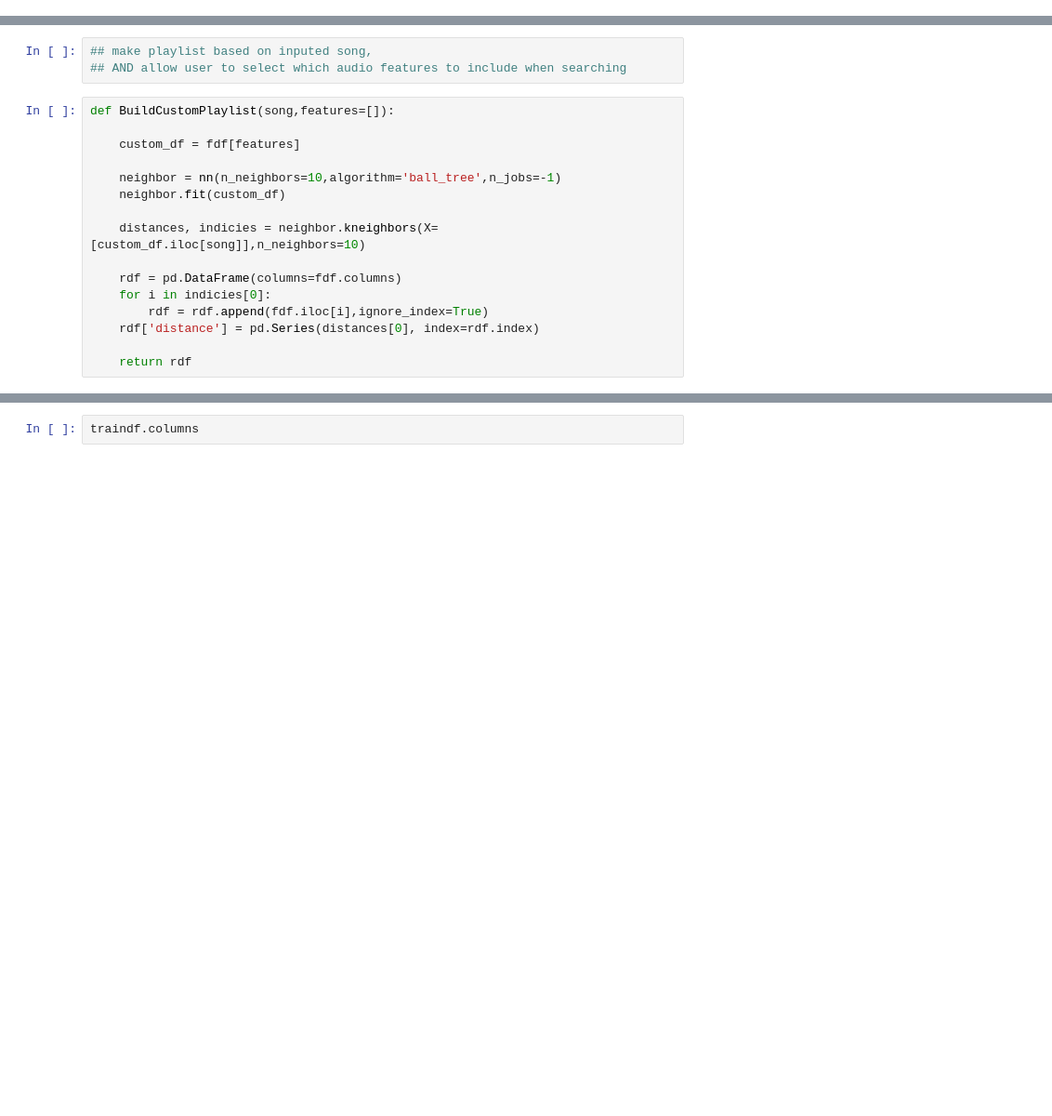
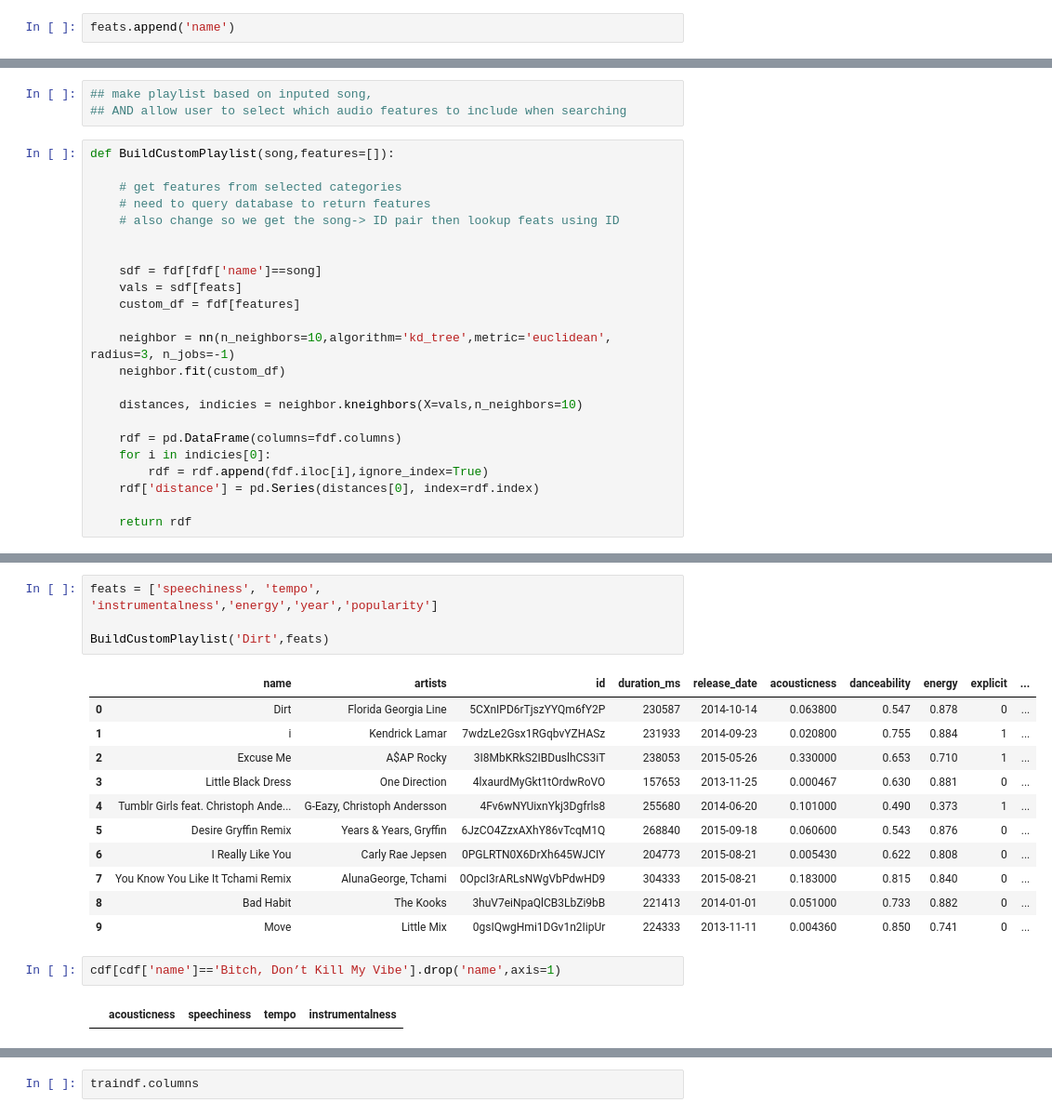
Before and after one commit to Alex-E-Walsh/SpotifyGenerator, a Jupyter notebook: jupyter_files/playlist_gen.ipynb, the cells around one changed output, grey strips where cells are left out. Shown at 93% size. Saved outputs shown, nothing was run; the diff lists cells and outputs as text; blank space fills up the shorter version.

```diff
--- a/jupyter_files/playlist_gen.ipynb
+++ b/jupyter_files/playlist_gen.ipynb
@@ -166,3 +156,5 @@ fdf[fdf['name']=="Sunset Lover"]
 # %% [output]
 |  | name | artists | duration_ms | acousticness | speechiness | danceability | energy | tempo | ... |
 | 19174 | Sunset Lover | Petit Biscuit | 237793 | 0.729 | 0.0503 | 0.783 | 0.467 | 90.838 | ... |
+# %%
+feats.append('name')
@@ -172,12 +170,19 @@ fdf[fdf['name']=="Sunset Lover"]
 # %%
 def BuildCustomPlaylist(song,features=[]):
 
+    # get features from selected categories
+    # need to query database to return features
+    # also change so we get the song-> ID pair then lookup feats using ID
+
+
+    sdf = fdf[fdf['name']==song]
+    vals = sdf[feats]
     custom_df = fdf[features]
 
-    neighbor = nn(n_neighbors=10,algorithm='ball_tree',n_jobs=-1)
+    neighbor = nn(n_neighbors=10,algorithm='kd_tree',metric='euclidean', radius=3, n_jobs=-1)
     neighbor.fit(custom_df)
 
-    distances, indicies = neighbor.kneighbors(X=[custom_df.iloc[song]],n_neighbors=10)
+    distances, indicies = neighbor.kneighbors(X=vals,n_neighbors=10)
 
     rdf = pd.DataFrame(columns=fdf.columns)
     for i in indicies[0]:
@@ -195,0 +235,20 @@ Index(['name', 'artists', 'duration_ms', 'acousticness', 'speechiness',
+# %%
+feats = ['speechiness', 'tempo', 'instrumentalness','energy','year','popularity']
+
+BuildCustomPlaylist('Dirt',feats)
+# %% [output]
+|  | name | artists | id | duration_ms | release_date | acousticness | danceability | energy | explicit | ... |
+| 0 | Dirt | Florida Georgia Line | 5CXnIPD6rTjszYYQm6fY2P | 230587 | 2014-10-14 | 0.063800 | 0.547 | 0.878 | 0 | ... |
+| 1 | i | Kendrick Lamar | 7wdzLe2Gsx1RGqbvYZHASz | 231933 | 2014-09-23 | 0.020800 | 0.755 | 0.884 | 1 | ... |
+| 2 | Excuse Me | A$AP Rocky | 3I8MbKRkS2IBDuslhCS3iT | 238053 | 2015-05-26 | 0.330000 | 0.653 | 0.710 | 1 | ... |
+| 3 | Little Black Dress | One Direction | 4lxaurdMyGkt1tOrdwRoVO | 157653 | 2013-11-25 | 0.000467 | 0.630 | 0.881 | 0 | ... |
+| 4 | Tumblr Girls feat. Christoph Ande... | G-Eazy, Christoph Andersson | 4Fv6wNYUixnYkj3Dgfrls8 | 255680 | 2014-06-20 | 0.101000 | 0.490 | 0.373 | 1 | ... |
+| 5 | Desire Gryffin Remix | Years & Years, Gryffin | 6JzCO4ZzxAXhY86vTcqM1Q | 268840 | 2015-09-18 | 0.060600 | 0.543 | 0.876 | 0 | ... |
+| 6 | I Really Like You | Carly Rae Jepsen | 0PGLRTN0X6DrXh645WJCIY | 204773 | 2015-08-21 | 0.005430 | 0.622 | 0.808 | 0 | ... |
+| 7 | You Know You Like It Tchami Remix | AlunaGeorge, Tchami | 0OpcI3rARLsNWgVbPdwHD9 | 304333 | 2015-08-21 | 0.183000 | 0.815 | 0.840 | 0 | ... |
+| 8 | Bad Habit | The Kooks | 3huV7eiNpaQlCB3LbZi9bB | 221413 | 2014-01-01 | 0.051000 | 0.733 | 0.882 | 0 | ... |
+| 9 | Move | Little Mix | 0gsIQwgHmi1DGv1n2IipUr | 224333 | 2013-11-11 | 0.004360 | 0.850 | 0.741 | 0 | ... |
+# %%
+cdf[cdf['name']=='Bitch, Don’t Kill My Vibe'].drop('name',axis=1)
+# %% [output]
+|  | acousticness | speechiness | tempo | instrumentalness |
```
Also changed, not shown: parts of 20 cells of this notebook, 8 other files.
